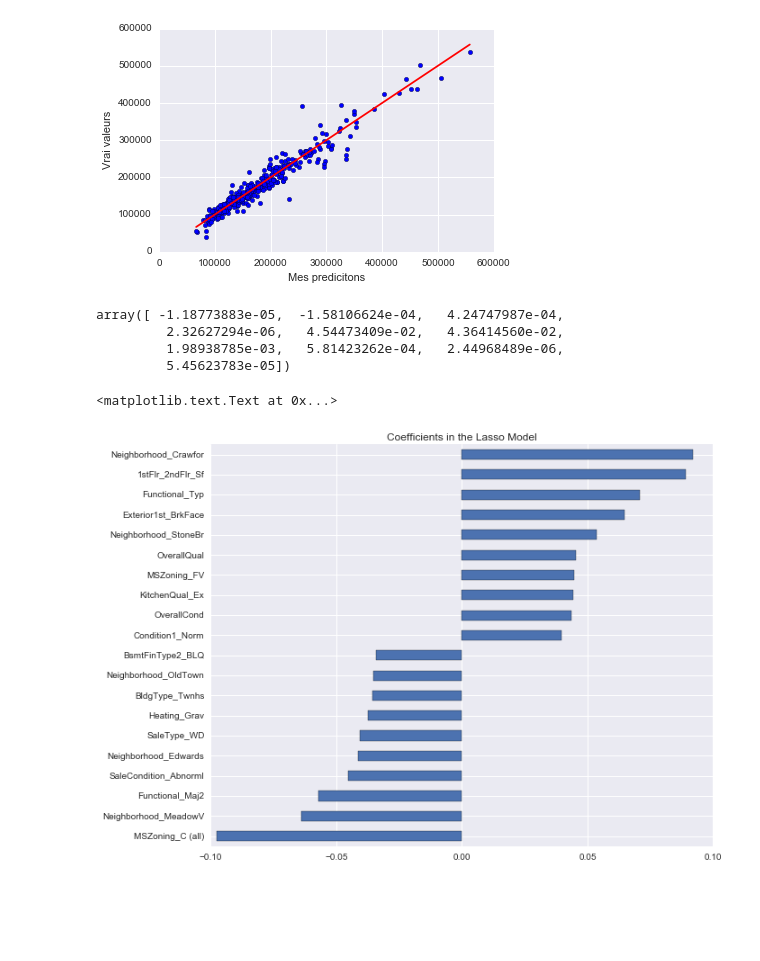
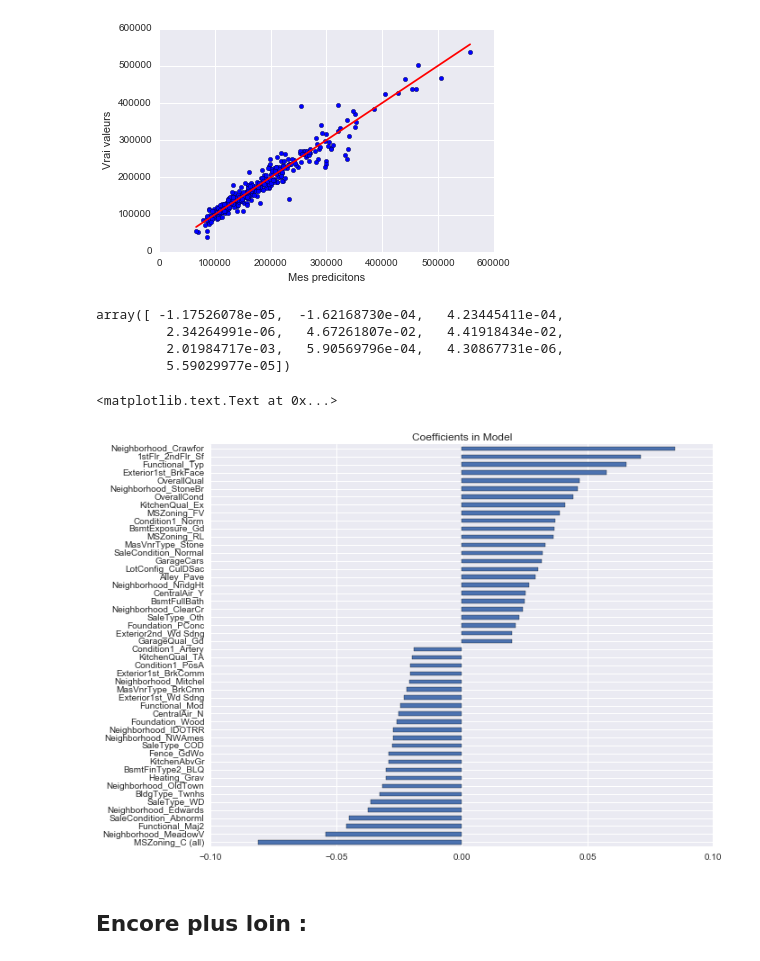
Before and after one commit to IceJoke/presentation, a Jupyter notebook: EPSI/I5/Projet Big Data/EP3/Regression.ipynb, the cells around one changed output. Cells and saved outputs as stored; diff of their text form; code cells hidden in the pictures; blank space fills up the shorter version.

```diff
--- a/EPSI/I5/Projet Big Data/EP3/Regression.ipynb
+++ b/EPSI/I5/Projet Big Data/EP3/Regression.ipynb
@@ -282,7 +322,3 @@ print score.mean()
-# %%
-# On prépare nos données de façon classique
-train, y = prepare_data(data.copy())
-train, y = prepare_data_outlier(data.copy())
 # %%
 from sklearn.model_selection import train_test_split
 X_train, X_validation, y_train, y_validation = train_test_split(train, y, random_state = 3)
@@ -459,7 +543,7 @@ def prepare_data_outlier_log(data):
 
     return train, y
 # %%
-train, y = prepare_data_outlier_log(data)
+train, y = prepare_data_outlier_log(data.copy())
 # %%
 score = cross_validation(model_ridge, train, y)
 print score.mean()
@@ -635,6 +735,6 @@ print score.mean()
 # %%
 X_train, X_validation, y_train, y_validation = train_test_split(train, y, random_state = 3)
 # %%
-model_ridge = Ridge(alpha=10.0)
+model_ridge = Ridge(alpha=13.5, random_state=42)
 model_ridge.fit(X_train, y_train)
 # %% [output]
@@ -660,16 +760,20 @@ plt.ylabel('Vrai valeurs')
 # %%
 model_ridge.coef_[0:10]
 # %% [output]
-array([ -1.18773883e-05,  -1.58106624e-04,   4.24747987e-04,
-         2.32627294e-06,   4.54473409e-02,   4.36414560e-02,
-         1.98938785e-03,   5.81423262e-04,   2.44968489e-06,
-         5.45623783e-05])
+array([ -1.17526078e-05,  -1.62168730e-04,   4.23445411e-04,
+         2.34264991e-06,   4.67261807e-02,   4.41918434e-02,
+         2.01984717e-03,   5.90569796e-04,   4.30867731e-06,
+         5.59029977e-05])
 # %%
 coef = pd.Series(model_ridge.coef_, index = X_train.columns)
-imp_coef = pd.concat([coef.sort_values().head(10),
-                     coef.sort_values().tail(10)])
+# On prend les 10 plus important features postive et négative
+nb_important = 25
+imp_coef = pd.concat([coef.sort_values().head(nb_important),
+                     coef.sort_values().tail(nb_important)])
 imp_coef.plot(kind = "barh", figsize=(10, 8))
-plt.title("Coefficients in the Lasso Model")
+plt.title("Coefficients in Model")
 # %% [output]
 <matplotlib.text.Text at 0x...>
-[figure, old version]
+[figure, new version]
+# %% [markdown]
+## Encore plus loin :
```
Also changed, not shown: parts of 164 cells of this notebook.
